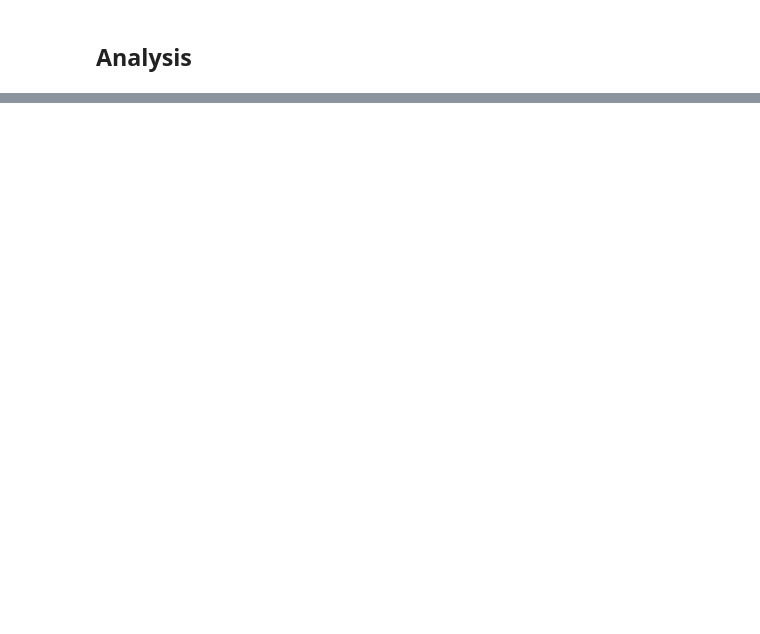
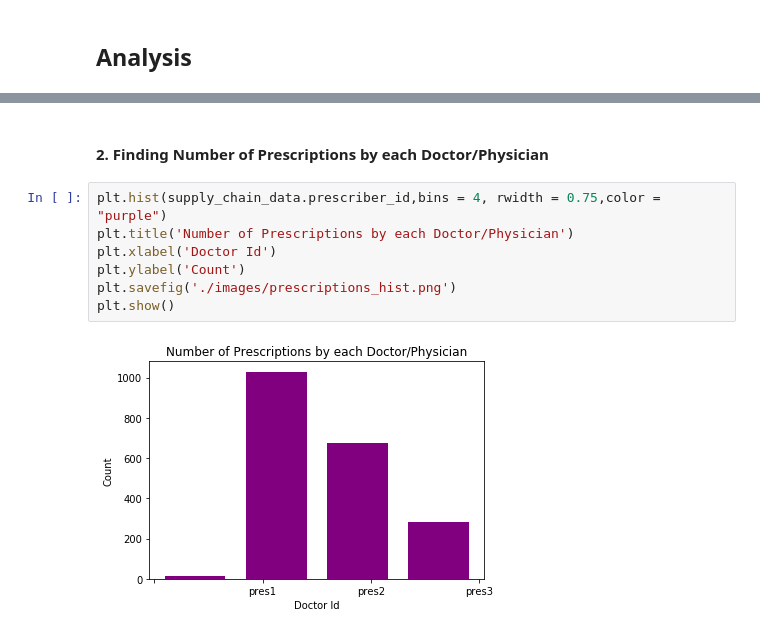
Before and after one commit to bigdata-i523/hid212, a Jupyter notebook: project/blockchain.ipynb, the cells around one changed output, grey strips where cells are left out. Cells and saved outputs as stored; diff of their text form; blank space fills up the shorter version.

```diff
--- a/project/blockchain.ipynb
+++ b/project/blockchain.ipynb
@@ -302,0 +311,11 @@ Name: 1011, dtype: object
+# %% [markdown]
+#### 2. Finding Number of Prescriptions by each Doctor/Physician
+# %%
+plt.hist(supply_chain_data.prescriber_id,bins = 4, rwidth = 0.75,color = "purple")
+plt.title('Number of Prescriptions by each Doctor/Physician')
+plt.xlabel('Doctor Id')
+plt.ylabel('Count')
+plt.savefig('./images/prescriptions_hist.png')
+plt.show()
+# %% [output]
+[figure, added]
```
Also changed, not shown: parts of 16 cells of this notebook, 1 other file.
